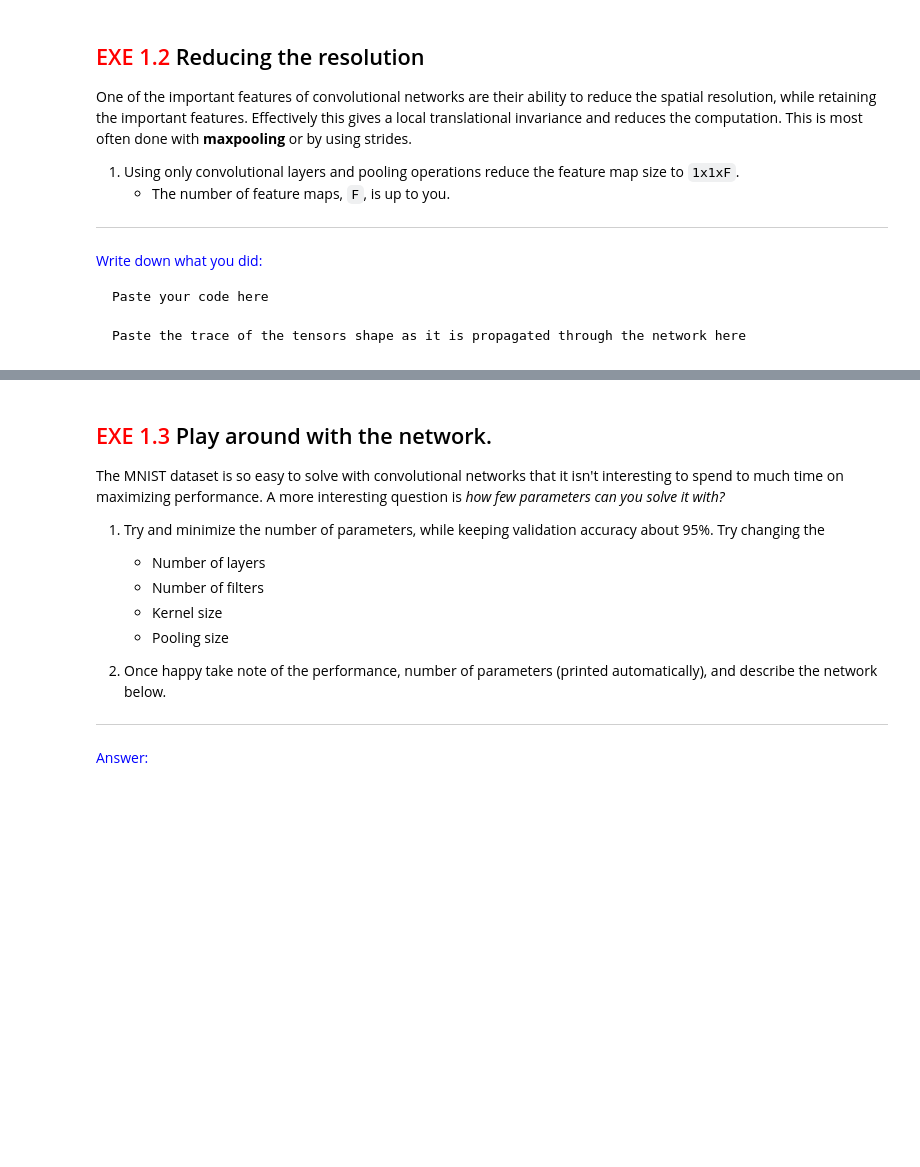
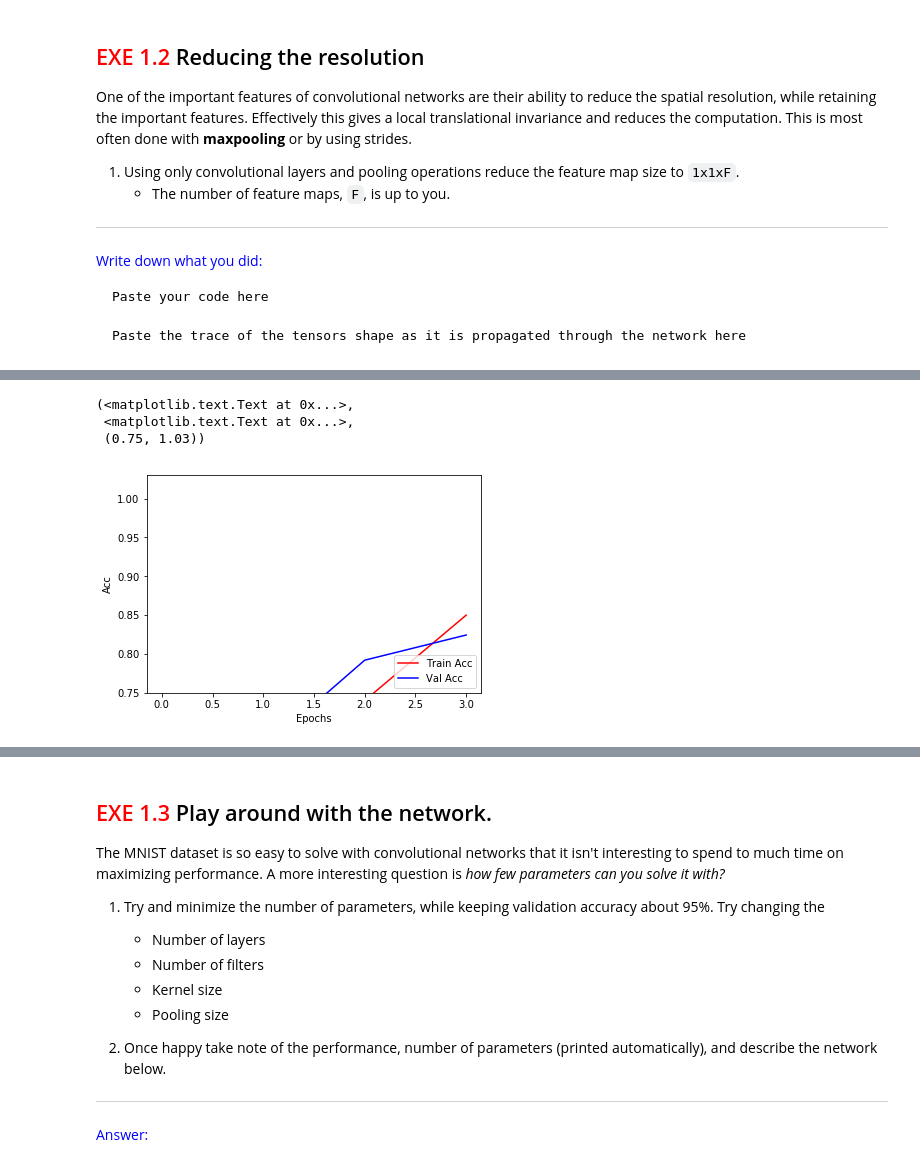
Before and after one commit to A-T-Kristensen/02456-deep-learning, a Jupyter notebook: notebooks/lab2_ConvNets/3.EXE_MNIST_with_ConvNets.ipynb, the cells around one changed output, grey strips where cells are left out. Saved outputs shown, nothing was run; the diff lists cells and outputs as text; code cells hidden in the pictures; blank space fills up the shorter version.

```diff
--- a/notebooks/lab2_ConvNets/3.EXE_MNIST_with_ConvNets.ipynb
+++ b/notebooks/lab2_ConvNets/3.EXE_MNIST_with_ConvNets.ipynb
@@ -385,0 +387,7 @@ ___
+# %%
+x = np.array([[0, 0, 0, 1],[0, 0,1,2],[0,0,2,3],[0,1,2,3]])
+k=np.array([[0,0,2],[0,1,2],[0,2,3]])
+k = np.rot90(k, 2)
+y = signal.convolve2d(x, k, 'valid')
+
+print(y)
@@ -407,0 +487,23 @@ Paste the trace of the tensors shape as it is propagated through the network her
+# %%
+with tf.variable_scope('loss'):
+    # computing cross entropy per sample
+    cross_entropy = -tf.reduce_sum(y_pl * tf.log(y+1e-8), reduction_indices=[1])
+
+    # averaging over samples
+    cross_entropy = tf.reduce_mean(cross_entropy)
+
+
+with tf.variable_scope('training'):
+    # defining our optimizer
+    optimizer = tf.train.AdamOptimizer(learning_rate=0.001)
+
+    # applying the gradients
+    train_op = optimizer.minimize(cross_entropy)
+
+
+with tf.variable_scope('performance'):
+    # making a one-hot encoded vector of correct (1) and incorrect (0) predictions
+    correct_prediction = tf.equal(tf.argmax(y, axis=1), tf.argmax(y_pl, axis=1))
+
+    # averaging the one-hot encoded vector
+    accuracy = tf.reduce_mean(tf.cast(correct_prediction, tf.float32))
@@ -407,0 +570,11 @@ Paste the trace of the tensors shape as it is propagated through the network her
+# %%
+epoch = np.arange(len(train_loss))
+plt.figure()
+plt.plot(epoch, train_accuracy,'r', epoch, valid_accuracy,'b')
+plt.legend(['Train Acc','Val Acc'], loc=4)
+plt.xlabel('Epochs'), plt.ylabel('Acc'), plt.ylim([0.75,1.03])
+# %% [output]
+(<matplotlib.text.Text at 0x...>,
+ <matplotlib.text.Text at 0x...>,
+ (0.75, 1.03))
+[figure, added]
```
Also changed, not shown: parts of 15 cells of this notebook, 2 other files.
